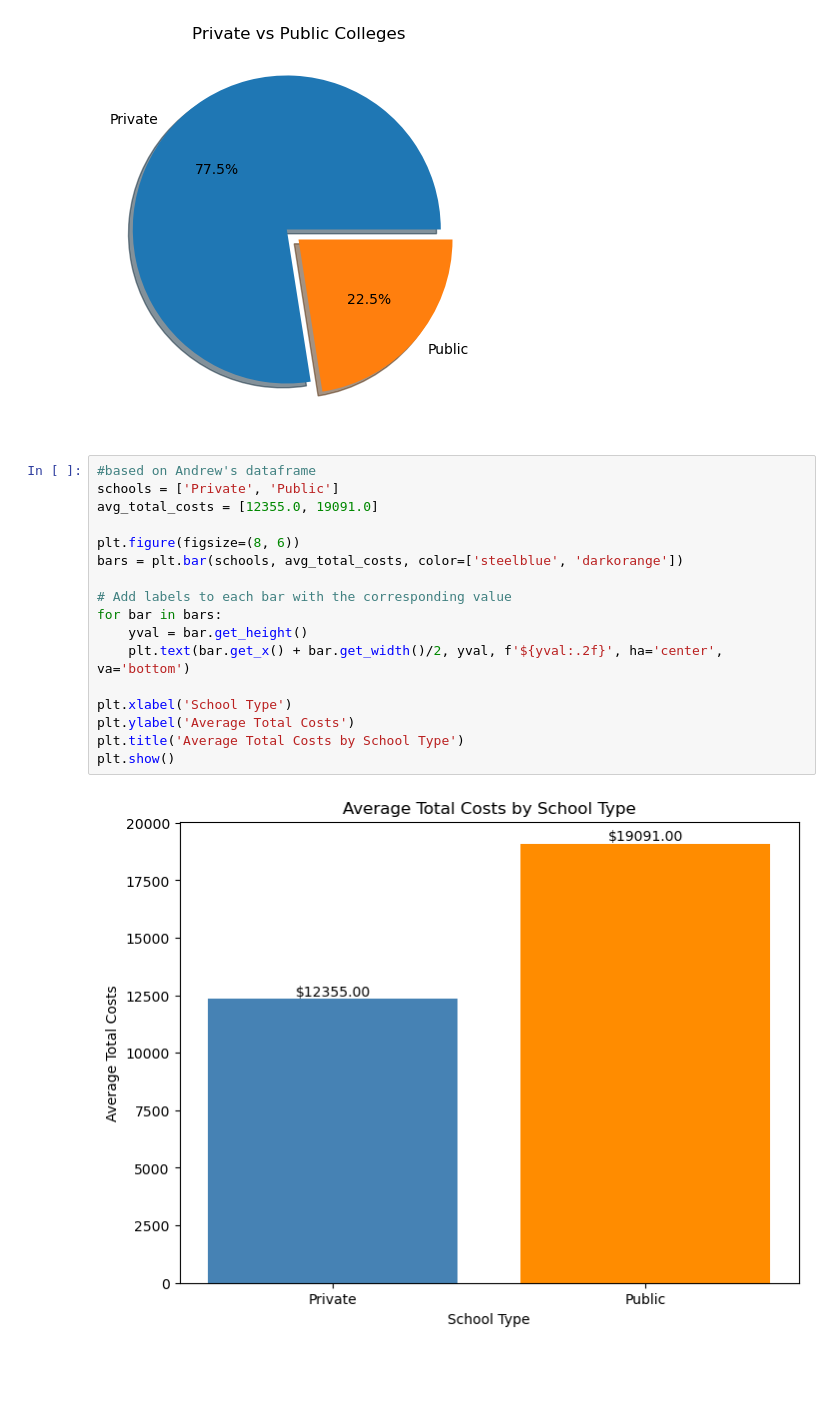
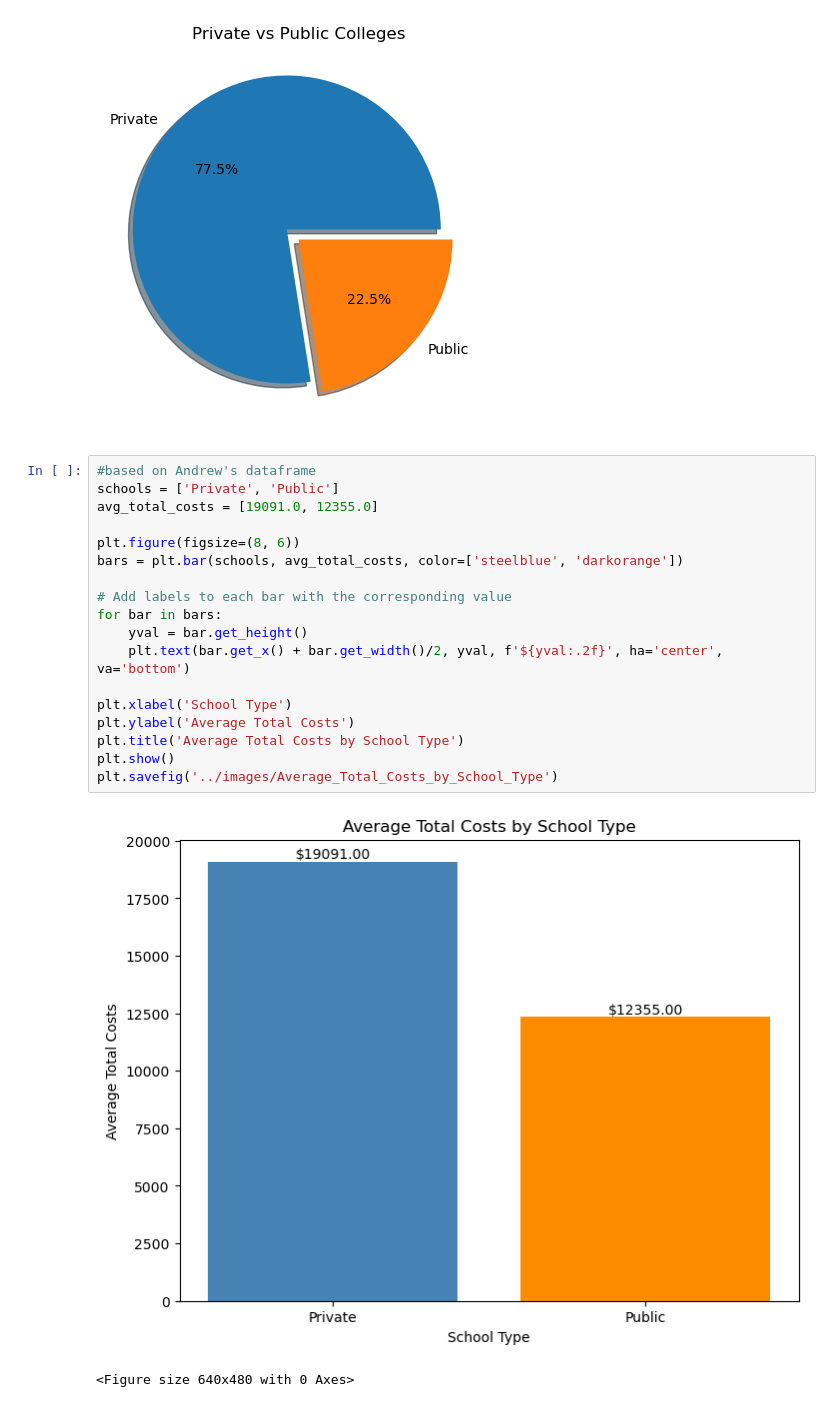
Before and after one commit to sWeeks99/Education_Trends_and_Opportunities, a Jupyter notebook: seans_analysis/seans_data.ipynb, the cells around one changed output. Cells and saved outputs as stored; diff of their text form; blank space fills up the shorter version.

```diff
--- a/seans_analysis/seans_data.ipynb
+++ b/seans_analysis/seans_data.ipynb
@@ -32,19 +32,21 @@ Text(0.5, 1.0, 'Private vs Public Colleges')
 # %%
 #based on Andrew's dataframe
 schools = ['Private', 'Public']
-avg_total_costs = [12355.0, 19091.0]
+avg_total_costs = [19091.0, 12355.0]
 
 plt.figure(figsize=(8, 6))
 bars = plt.bar(schools, avg_total_costs, color=['steelblue', 'darkorange'])
 
 # Add labels to each bar with the corresponding value
 for bar in bars:
     yval = bar.get_height()
     plt.text(bar.get_x() + bar.get_width()/2, yval, f'${yval:.2f}', ha='center', va='bottom')
 
 plt.xlabel('School Type')
 plt.ylabel('Average Total Costs')
 plt.title('Average Total Costs by School Type')
 plt.show()
+plt.savefig('../images/Average_Total_Costs_by_School_Type')
 # %% [output]
-[figure, old version]
+[figure, new version]
+<Figure size 640x480 with 0 Axes>
```
